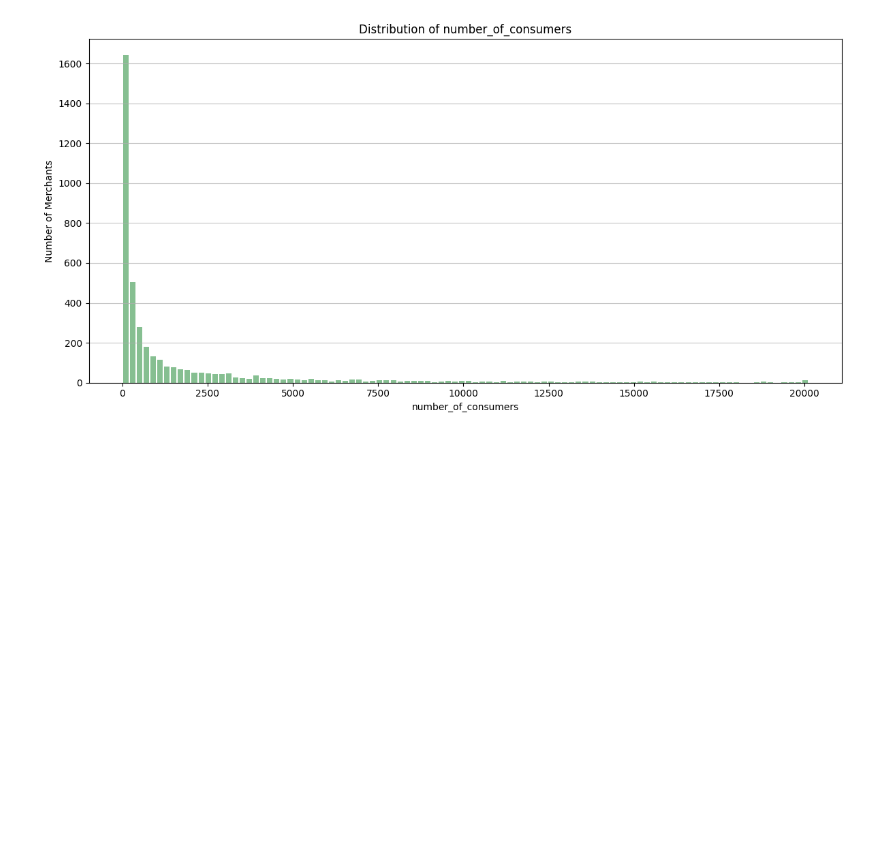
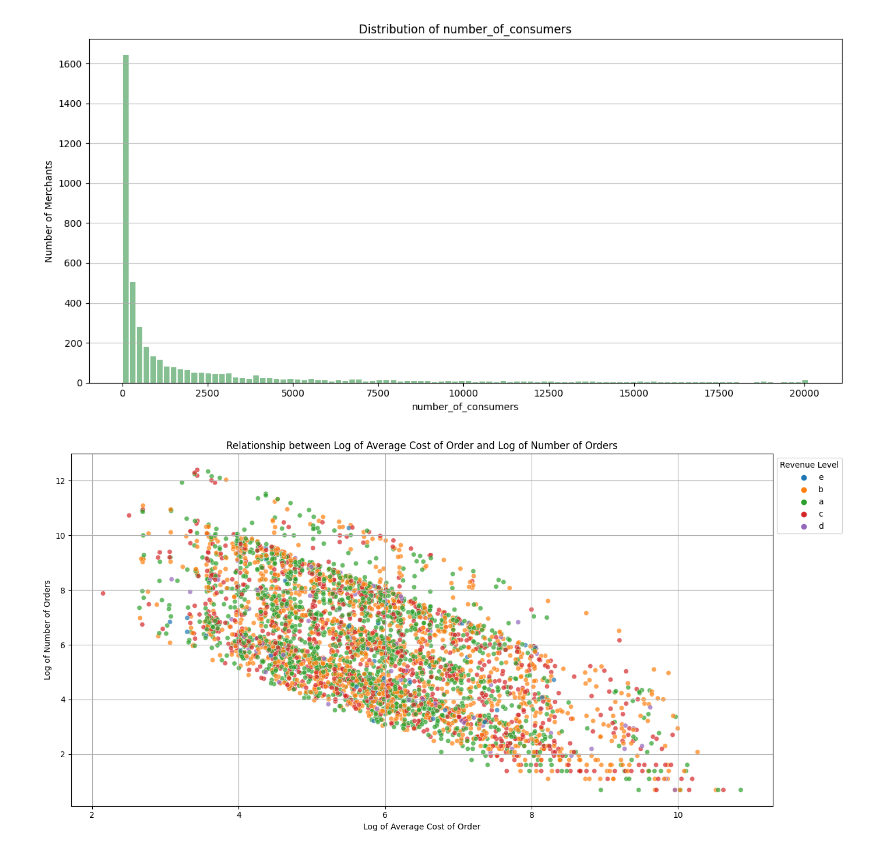
Before and after one commit to jameslafontaine/unimelb-mast30034-industry-project, a Jupyter notebook: notebooks/analysis/outlier/distribution_analysis.ipynb, the cells around one changed output. Cells and saved outputs as stored; diff of their text form; code cells hidden in the pictures; blank space fills up the shorter version.

Commit message:
analysing cost of order vs nimber of orders per revenue level

```diff
--- a/notebooks/analysis/outlier/distribution_analysis.ipynb
+++ b/notebooks/analysis/outlier/distribution_analysis.ipynb
@@ -178,3 +178,25 @@ Name: number_of_consumers, dtype: float64
 
 --------------------------------------------------
 [figure]
+# %%
+import seaborn as sns
+from pyspark.sql.functions import log1p
+
+df = df.withColumn('log_average_cost_of_order', log1p(df['average_cost_of_order']))
+df = df.withColumn('log_number_of_orders', log1p(df['number_of_orders']))
+
+# Convert the PySpark dataframe to a pandas dataframe for visualization
+df_pandas = df.toPandas()
+
+# Create the scatter plot with revenue_level as hue
+plt.figure(figsize=(14, 7))
+sns.scatterplot(data=df_pandas, x='log_average_cost_of_order', y='log_number_of_orders', hue='revenue_level', palette='tab10', alpha=0.7)
+plt.title('Relationship between Log of Average Cost of Order and Log of Number of Orders')
+plt.xlabel('Log of Average Cost of Order')
+plt.ylabel('Log of Number of Orders')
+plt.grid(True)
+plt.legend(title='Revenue Level', loc='upper left', bbox_to_anchor=(1, 1))
+plt.tight_layout()
+plt.show()
+# %% [output]
+[figure, added]
```
Also changed, not shown: parts of 1 cell of this notebook, 1 other file.
